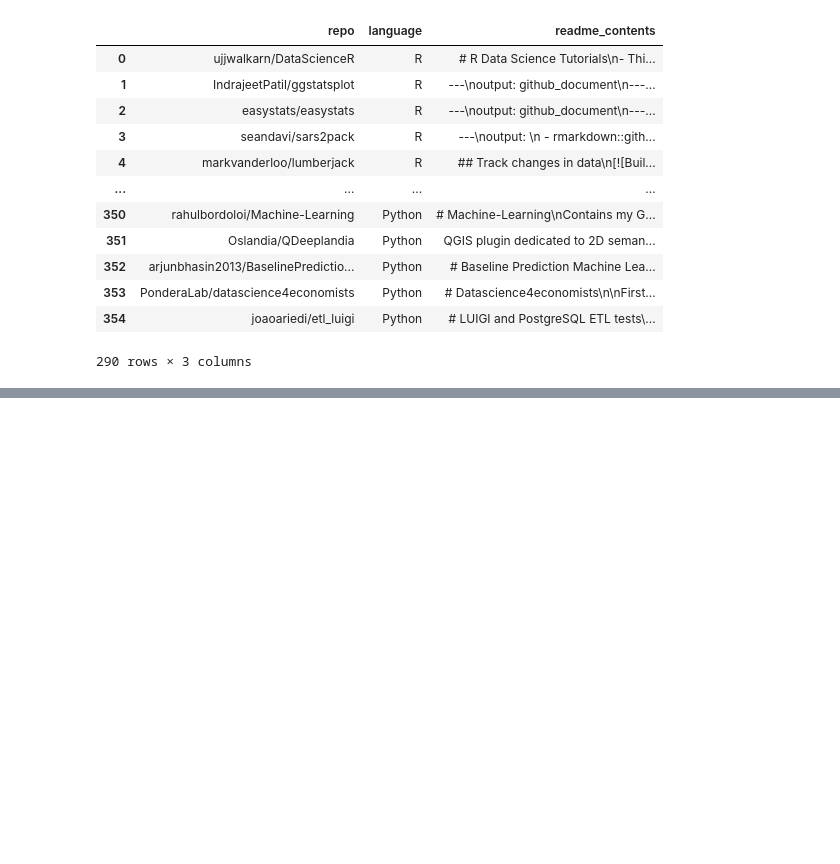
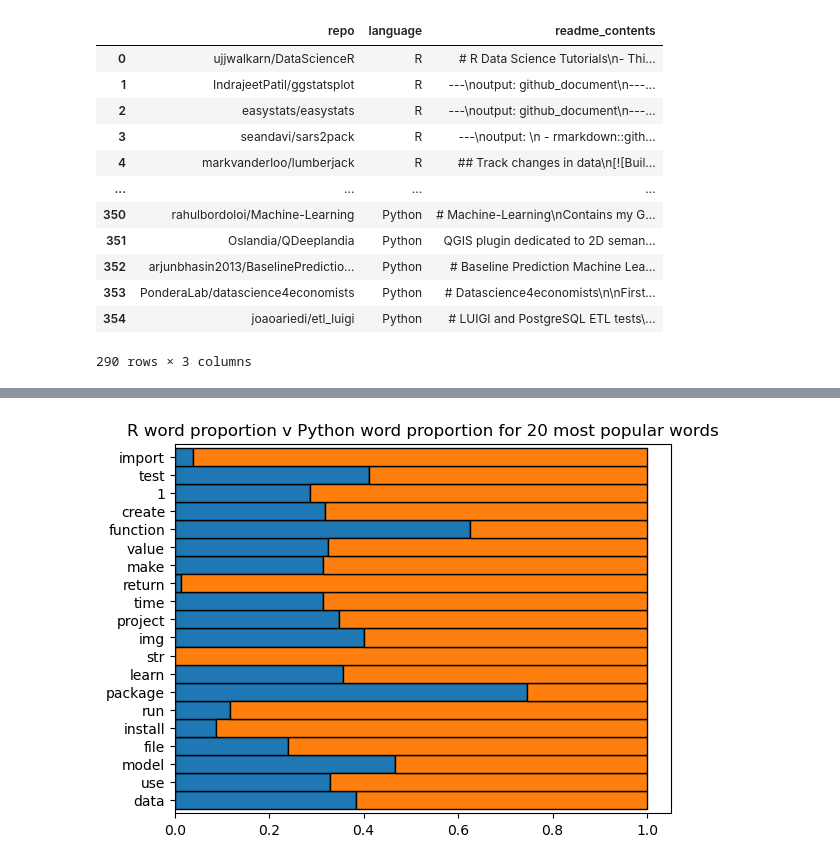
Before and after one commit to Cod-Up-Our-Data/github_language_processing, a Jupyter notebook: explore_g.ipynb, the cells around one changed output, grey strips where cells are left out. Drawn from its saved outputs; the diff is of its cells as text; code cells hidden in the pictures; blank space fills up the shorter version.

```diff
--- a/explore_g.ipynb
+++ b/explore_g.ipynb
@@ -93,0 +125,9 @@ test
+# %%
+word_counts.sort_values('all', ascending=False
+                       ).head(20).apply(
+    lambda row: row/row['all'], axis=1
+)[['r','python']].plot.barh(
+    stacked=True, legend=False, ec='black',
+    width=1).set(title='R word proportion v Python word proportion for 20 most popular words');
+# %% [output]
+[figure, added]
```
Also changed, not shown: parts of 28 cells of this notebook.
